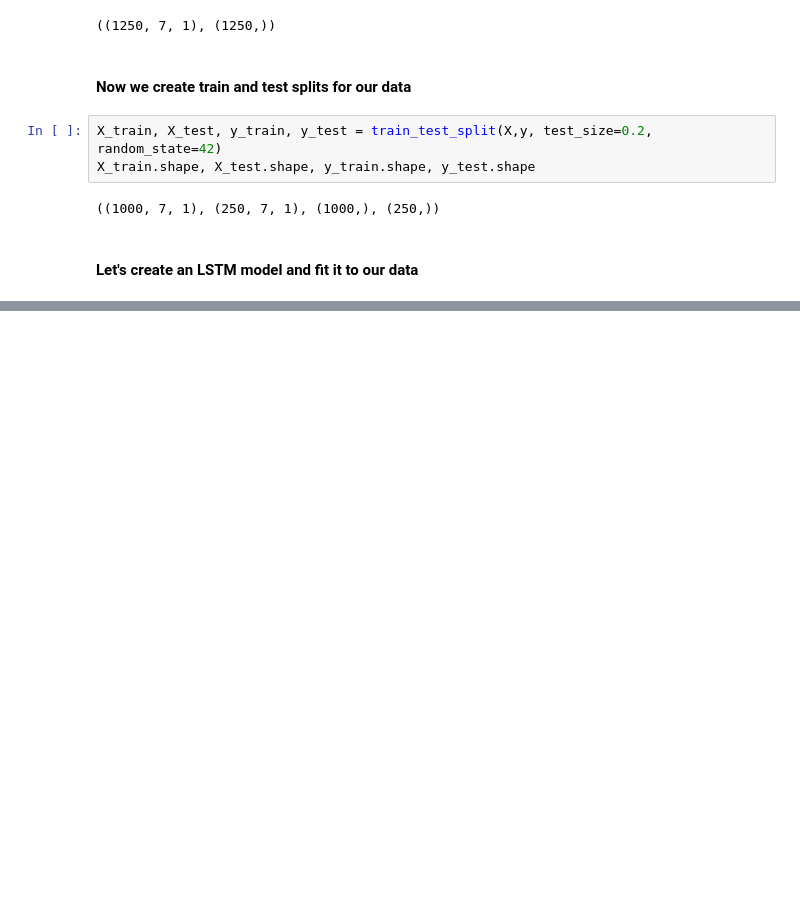
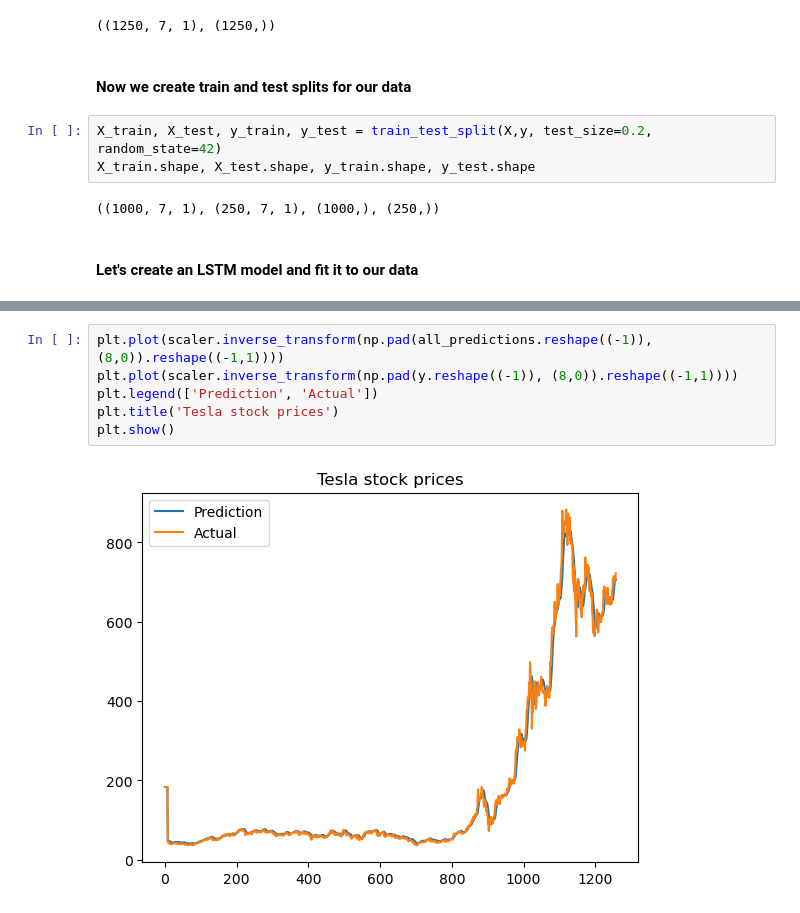
Before and after one commit to mohamedzayyan/machinelearningprojects, a Jupyter notebook: Time-series analysis/Tesla stock prediction/LSTM - Univariate example.ipynb, the cells around one changed output, grey strips where cells are left out. Cells and saved outputs as stored; diff of their text form; blank space fills up the shorter version.

```diff
--- a/Time-series analysis/Tesla stock prediction/LSTM - Univariate example.ipynb
+++ b/Time-series analysis/Tesla stock prediction/LSTM - Univariate example.ipynb
@@ -199,0 +188,8 @@ plt.plot(scaler.inverse_transform(y.reshape((-1,1))))
+# %%
+plt.plot(scaler.inverse_transform(np.pad(all_predictions.reshape((-1)), (8,0)).reshape((-1,1))))
+plt.plot(scaler.inverse_transform(np.pad(y.reshape((-1)), (8,0)).reshape((-1,1))))
+plt.legend(['Prediction', 'Actual'])
+plt.title('Tesla stock prices')
+plt.show()
+# %% [output]
+[figure, added]
```
Also changed, not shown: parts of 8 cells of this notebook, 2 other files.
